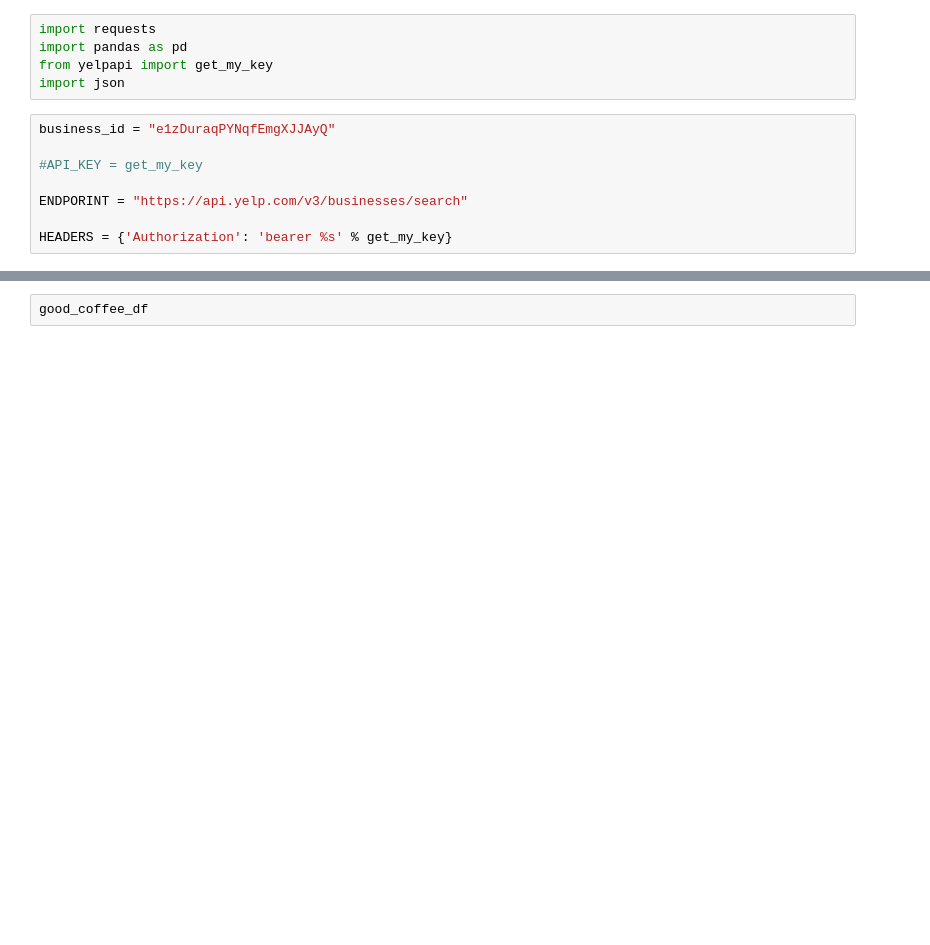
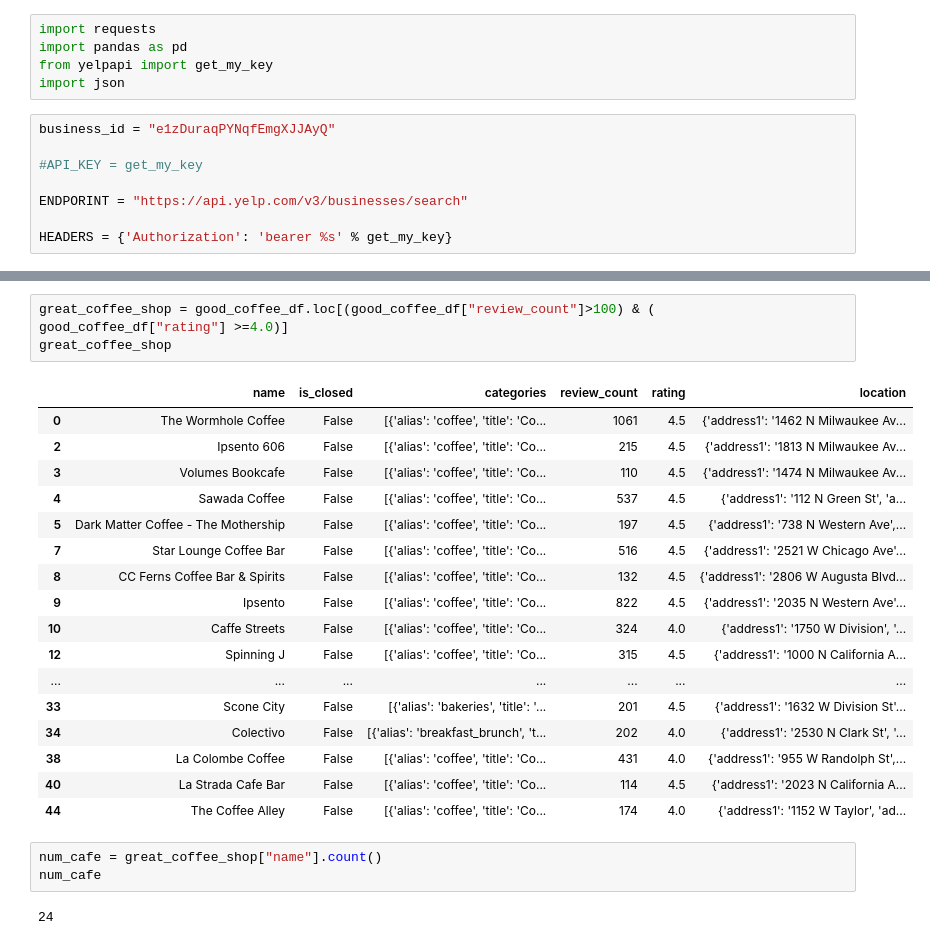
Before and after one commit to prathyushachalla/FindMyCoffeewithGIS, a Jupyter notebook: Xuan_testing.ipynb, the cells around one changed output, grey strips where cells are left out. Saved outputs shown, nothing was run; the diff lists cells and outputs as text; blank space fills up the shorter version.

```diff
--- a/Xuan_testing.ipynb
+++ b/Xuan_testing.ipynb
@@ -63,2 +52,26 @@ good_coffee_df
-# %%
-good_coffee_df
+# %%
+great_coffee_shop = good_coffee_df.loc[(good_coffee_df["review_count"]>100) & ( good_coffee_df["rating"] >=4.0)]
+great_coffee_shop
+# %% [output]
+|  | name | is_closed | categories | review_count | rating | location |
+| 0 | The Wormhole Coffee | False | [{'alias': 'coffee', 'title': 'Co... | 1061 | 4.5 | {'address1': '1462 N Milwaukee Av... |
+| 2 | Ipsento 606 | False | [{'alias': 'coffee', 'title': 'Co... | 215 | 4.5 | {'address1': '1813 N Milwaukee Av... |
+| 3 | Volumes Bookcafe | False | [{'alias': 'coffee', 'title': 'Co... | 110 | 4.5 | {'address1': '1474 N Milwaukee Av... |
+| 4 | Sawada Coffee | False | [{'alias': 'coffee', 'title': 'Co... | 537 | 4.5 | {'address1': '112 N Green St', 'a... |
+| 5 | Dark Matter Coffee - The Mothership | False | [{'alias': 'coffee', 'title': 'Co... | 197 | 4.5 | {'address1': '738 N Western Ave',... |
+| 7 | Star Lounge Coffee Bar | False | [{'alias': 'coffee', 'title': 'Co... | 516 | 4.5 | {'address1': '2521 W Chicago Ave'... |
+| 8 | CC Ferns Coffee Bar & Spirits | False | [{'alias': 'coffee', 'title': 'Co... | 132 | 4.5 | {'address1': '2806 W Augusta Blvd... |
+| 9 | Ipsento | False | [{'alias': 'coffee', 'title': 'Co... | 822 | 4.5 | {'address1': '2035 N Western Ave'... |
+| 10 | Caffe Streets | False | [{'alias': 'coffee', 'title': 'Co... | 324 | 4.0 | {'address1': '1750 W Division', '... |
+| 12 | Spinning J | False | [{'alias': 'coffee', 'title': 'Co... | 315 | 4.5 | {'address1': '1000 N California A... |
+| ... | ... | ... | ... | ... | ... | ... |
+| 33 | Scone City | False | [{'alias': 'bakeries', 'title': '... | 201 | 4.5 | {'address1': '1632 W Division St'... |
+| 34 | Colectivo | False | [{'alias': 'breakfast_brunch', 't... | 202 | 4.0 | {'address1': '2530 N Clark St', '... |
+| 38 | La Colombe Coffee | False | [{'alias': 'coffee', 'title': 'Co... | 431 | 4.0 | {'address1': '955 W Randolph St',... |
+| 40 | La Strada Cafe Bar | False | [{'alias': 'coffee', 'title': 'Co... | 114 | 4.5 | {'address1': '2023 N California A... |
+| 44 | The Coffee Alley | False | [{'alias': 'coffee', 'title': 'Co... | 174 | 4.0 | {'address1': '1152 W Taylor', 'ad... |
+# %%
+num_cafe = great_coffee_shop["name"].count()
+num_cafe
+# %% [output]
+24
```
Also changed, not shown: parts of 3 cells of this notebook.
